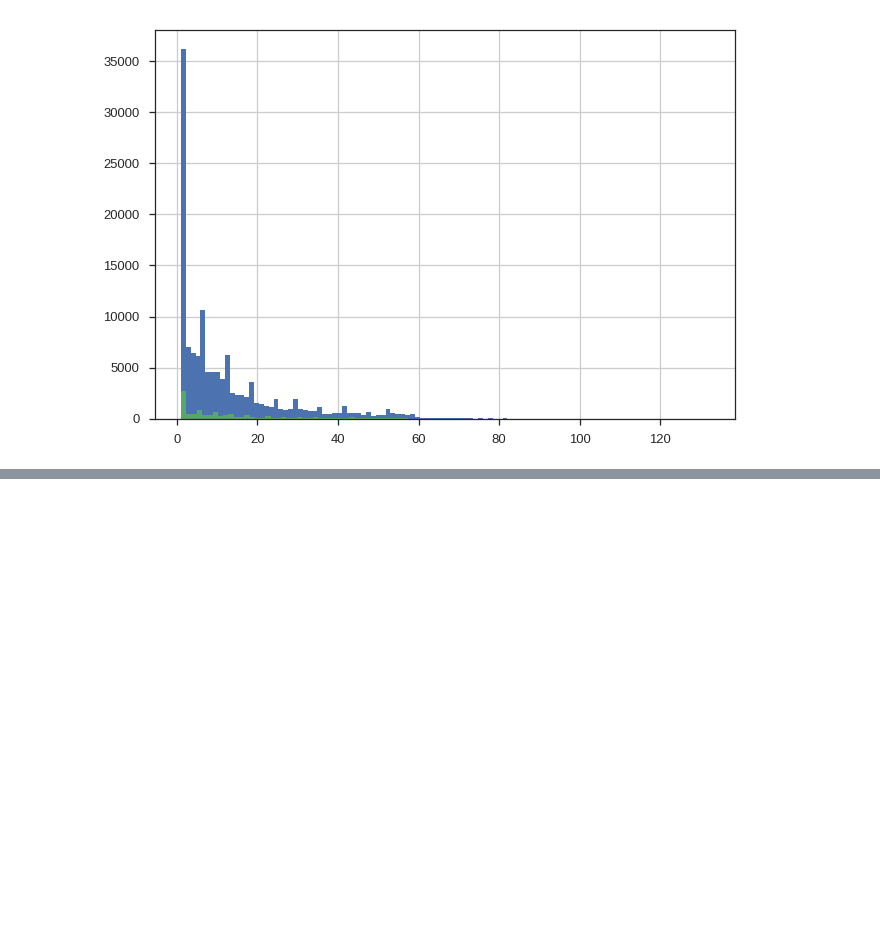
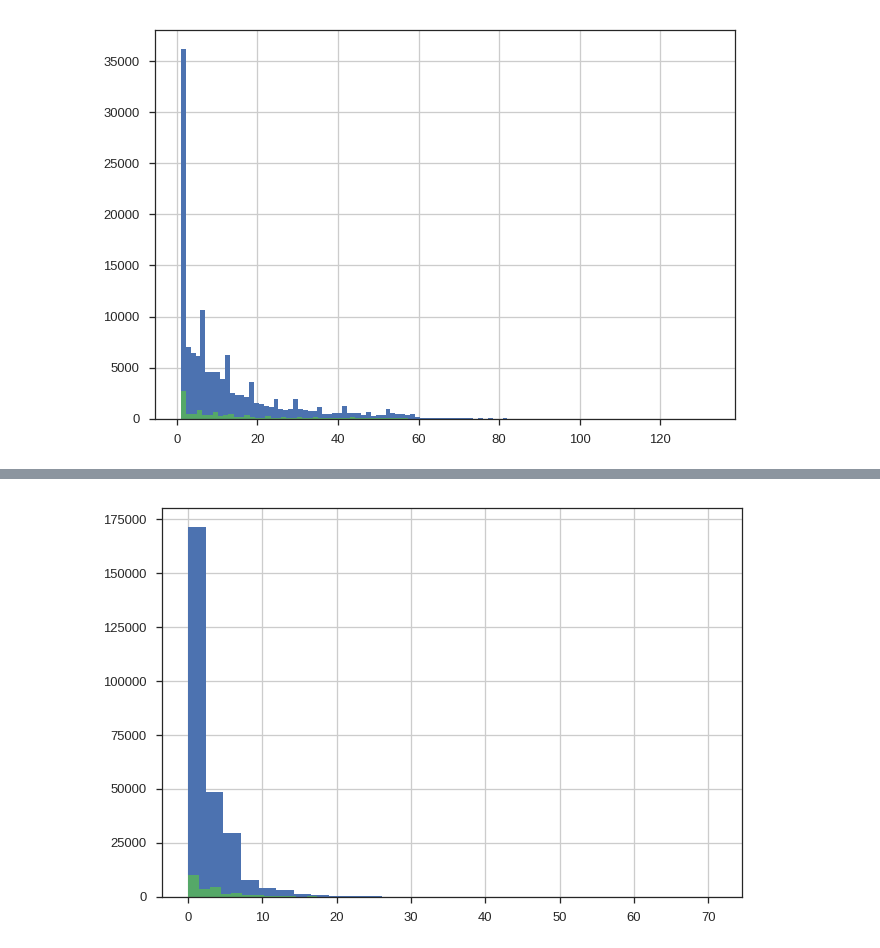
Before and after one commit to numb3r33/Kaggle_Home_Credit, a Jupyter notebook: notebooks/EDA.ipynb, the cells around one changed output, grey strips where cells are left out. Cells and saved outputs as stored; diff of their text form; code cells hidden in the pictures; blank space fills up the shorter version.

```diff
--- a/notebooks/EDA.ipynb
+++ b/notebooks/EDA.ipynb
@@ -14,9 +14,9 @@ basepath = os.path.expanduser('../')
 app_train = pd.read_feather(os.path.join(basepath, 'data/processed/application_train.feather'))
 # app_test  = pd.read_feather(os.path.join(basepath, 'data/processed/application_test.feather'))
 
-# bureau    = pd.read_feather(os.path.join(basepath, 'data/processed/bureau.feather'))
-# prev_app     = pd.read_pickle(os.path.join(basepath, 'data/processed/prev_app.pkl'))
-installments = pd.read_pickle(os.path.join(basepath, 'data/processed/installments_payments.pkl'))
-pos_cash     = pd.read_pickle(os.path.join(basepath, 'data/processed/pos_cash.pkl'))
+# bureau       = pd.read_feather(os.path.join(basepath, 'data/processed/bureau.feather'))
+prev_app     = pd.read_pickle(os.path.join(basepath, 'data/processed/prev_app.pkl'))
+# installments = pd.read_pickle(os.path.join(basepath, 'data/processed/installments_payments.pkl'))
+# pos_cash     = pd.read_pickle(os.path.join(basepath, 'data/processed/pos_cash.pkl'))
 # credit_bal  = pd.read_pickle(os.path.join(basepath, 'data/processed/credit_card_balance.pkl'))
 # %% [output]
@@ -236,3 +236,8 @@ mean_remaining_installments[(mean_remaining_installments > 0) & (app_train.TARGE
 mean_remaining_installments[(mean_remaining_installments > 0) & (app_train.TARGET == 1)].hist(bins=100);
 # %% [output]
 [figure]
+# %%
+# running loans
+running_loans = prev_app.DAYS_TERMINATION.map(lambda x: (x > 0) or pd.isnull(x)).astype(np.uint8)
+running_loans = running_loans.groupby(prev_app.SK_ID_CURR).sum()
+running_loans = app_train.SK_ID_CURR.map(running_loans)
@@ -238,0 +268,5 @@ mean_remaining_installments[(mean_remaining_installments > 0) & (app_train.TARGE
+# %%
+running_loans[(app_train.TARGET == 0)].hist(bins=30)
+running_loans[(app_train.TARGET == 1)].hist(bins=40);
+# %% [output]
+[figure, added]
```
Also changed, not shown: parts of 11 cells of this notebook, 1 other file.
